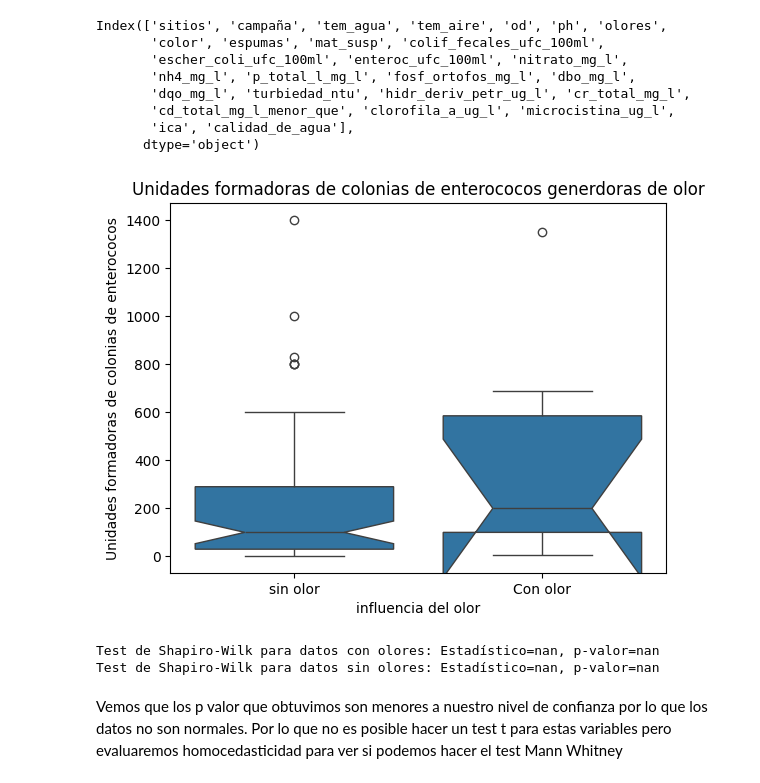
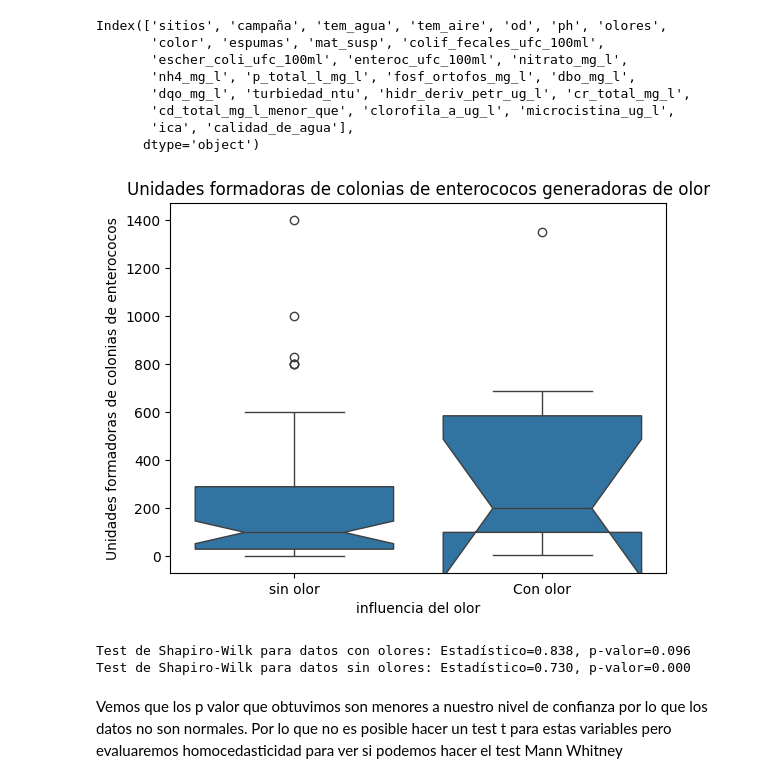
Before and after one commit to MartinoMasson/Fundamentos-de-datos, a Jupyter notebook: informacion.ipynb, the cells around one changed output. Cells and saved outputs as stored; diff of their text form; code cells hidden in the pictures.

```diff
--- a/informacion.ipynb
+++ b/informacion.ipynb
@@ -767,16 +767,16 @@ Index(['sitios', 'campaña', 'tem_agua', 'tem_aire', 'od', 'ph', 'olores',
 # %%
 
 import seaborn as sns
 import matplotlib.pyplot as plt
 
 sns.boxplot(x='olores', y='enteroc_ufc_100ml', data=preprocessed_dataset, notch=True)
-plt.title("Unidades formadoras de colonias de enterococos generdoras de olor")
+plt.title("Unidades formadoras de colonias de enterococos generadoras de olor")
 plt.xlabel("influencia del olor")
 plt.xticks(ticks=[0, 1], labels=["sin olor", "Con olor"])
 plt.ylabel("Unidades formadoras de colonias de enterococos")
 plt.show()
 # %% [output]
-[figure, old version]
+[figure, new version]
 # %%
 from scipy.stats import shapiro
 
@@ -784,6 +784,8 @@ from scipy.stats import shapiro
 con_olor = preprocessed_dataset[preprocessed_dataset['olores'] == True]['enteroc_ufc_100ml']
 sin_olor = preprocessed_dataset[preprocessed_dataset['olores'] == False]['enteroc_ufc_100ml']
 
+con_olor=con_olor.dropna()
+sin_olor=sin_olor.dropna()
 #Analizamos normalidad
 # Test de Shapiro-Wilk para datos con olor
 stat, p = shapiro(con_olor)
@@ -793,8 +795,8 @@ print(f"Test de Shapiro-Wilk para datos con olores: Estadístico={stat:.3f}, p-v
 stat, p = shapiro(sin_olor)
 print(f"Test de Shapiro-Wilk para datos sin olores: Estadístico={stat:.3f}, p-valor={p:.3f}")
 # %% [output]
-Test de Shapiro-Wilk para datos con olores: Estadístico=nan, p-valor=nan
-Test de Shapiro-Wilk para datos sin olores: Estadístico=nan, p-valor=nan
+Test de Shapiro-Wilk para datos con olores: Estadístico=0.838, p-valor=0.096
+Test de Shapiro-Wilk para datos sin olores: Estadístico=0.730, p-valor=0.000
 # %% [markdown]
 Vemos que los p valor que obtuvimos son menores a nuestro nivel de confianza por lo que los datos no son normales. Por lo que no es posible hacer un test t para estas variables pero evaluaremos homocedasticidad para ver si podemos hacer el test Mann Whitney
 # %%
```
Also changed, not shown: parts of 16 cells of this notebook.
